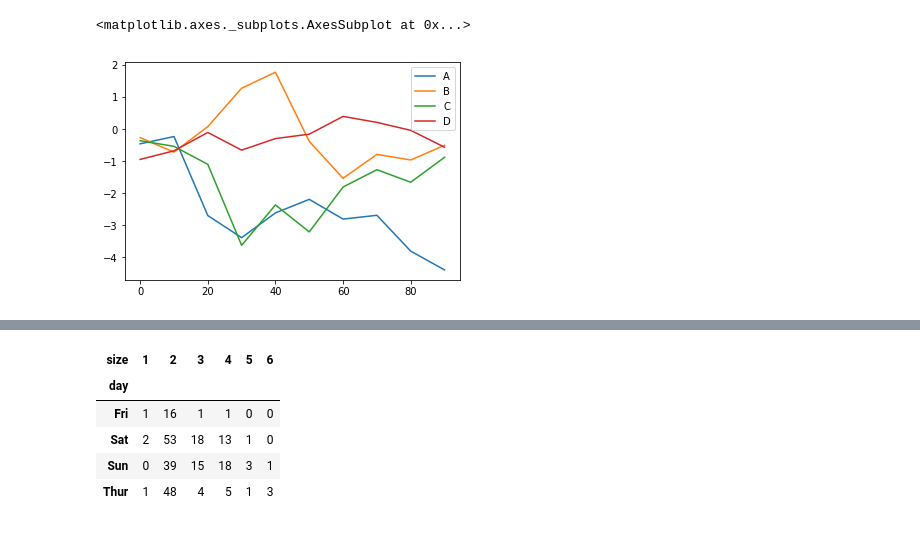
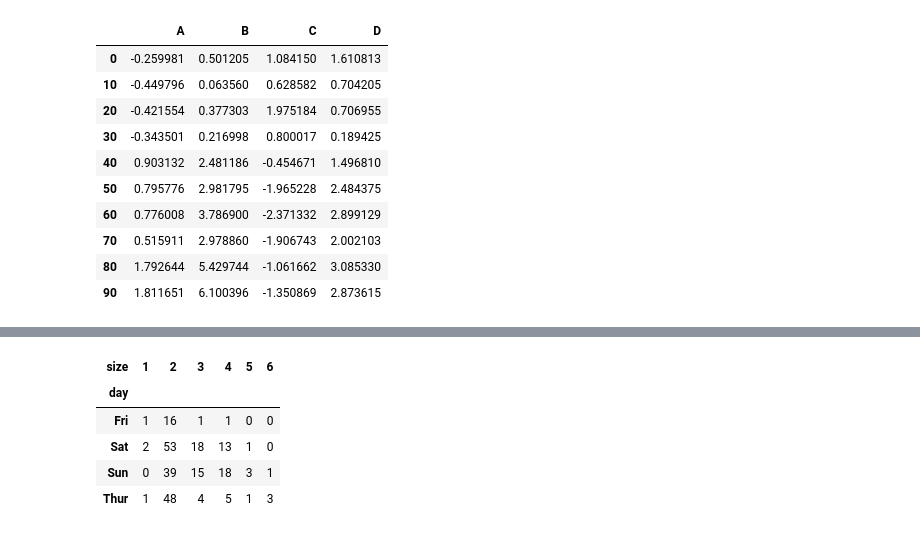
Before and after one commit to KentFujii/py_analysis, a Jupyter notebook: plot/plot_function.ipynb, the cells around one changed output, grey strips where cells are left out. Cells and saved outputs as stored; diff of their text form; code cells hidden in the pictures.

```diff
--- a/plot/plot_function.ipynb
+++ b/plot/plot_function.ipynb
@@ -12,6 +15,15 @@ s.plot()
 # %%
 df = pd.DataFrame(np.random.randn(10, 4).cumsum(0), columns=['A', 'B', 'C', 'D'], index=np.arange(0, 100, 10))
-df.plot()
+df
 # %% [output]
-<matplotlib.axes._subplots.AxesSubplot at 0x...>
-[figure, removed]
+|  | A | B | C | D |
+| 0 | -0.259981 | 0.501205 | 1.084150 | 1.610813 |
+| 10 | -0.449796 | 0.063560 | 0.628582 | 0.704205 |
+| 20 | -0.421554 | 0.377303 | 1.975184 | 0.706955 |
+| 30 | -0.343501 | 0.216998 | 0.800017 | 0.189425 |
+| 40 | 0.903132 | 2.481186 | -0.454671 | 1.496810 |
+| 50 | 0.795776 | 2.981795 | -1.965228 | 2.484375 |
+| 60 | 0.776008 | 3.786900 | -2.371332 | 2.899129 |
+| 70 | 0.515911 | 2.978860 | -1.906743 | 2.002103 |
+| 80 | 1.792644 | 5.429744 | -1.061662 | 3.085330 |
+| 90 | 1.811651 | 6.100396 | -1.350869 | 2.873615 |
```
Also changed, not shown: parts of 16 cells of this notebook, 3 other files.
